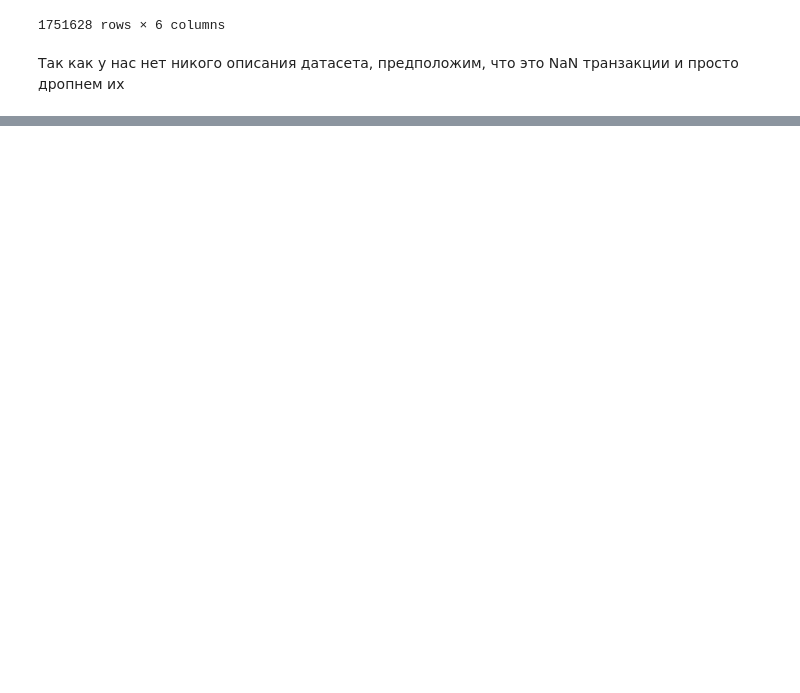
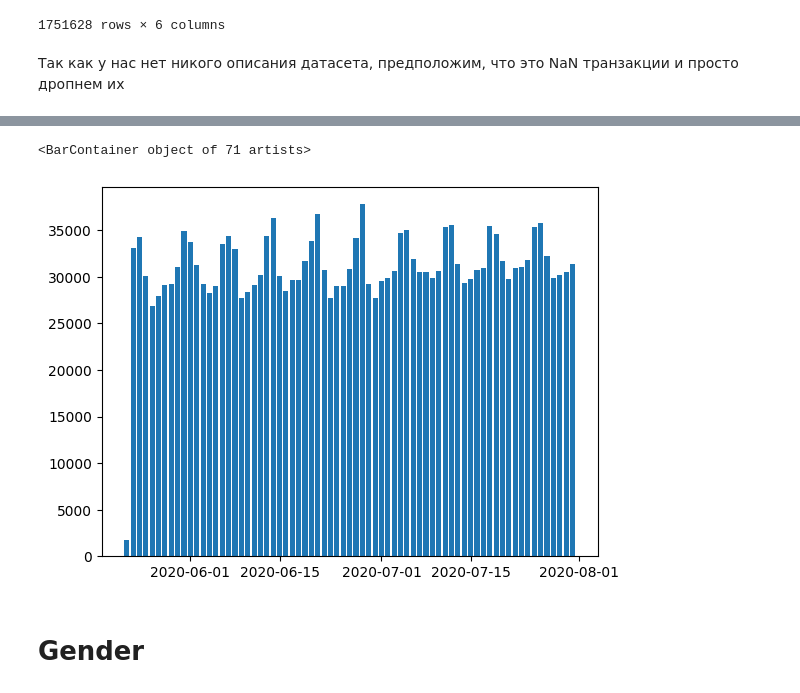
Before and after one commit to nokiroki/NLP-Transactions, a Jupyter notebook: notebooks/data_analysis.ipynb, the cells around one changed output, grey strips where cells are left out. Cells and saved outputs as stored; diff of their text form; code cells hidden in the pictures; blank space fills up the shorter version.

Commit message:
gender dataset analysis

```diff
--- a/notebooks/data_analysis.ipynb
+++ b/notebooks/data_analysis.ipynb
@@ -108,0 +111,9 @@ df_transactions
+# %%
+data = df_transactions.groupby('TRDATETIME')['transaction_amt'].count()
+
+plt.bar(data.index, data);
+# %% [output]
+<BarContainer object of 71 artists>
+[figure, added]
+# %% [markdown]
+# Gender
```
Also changed, not shown: parts of 10 cells of this notebook.
